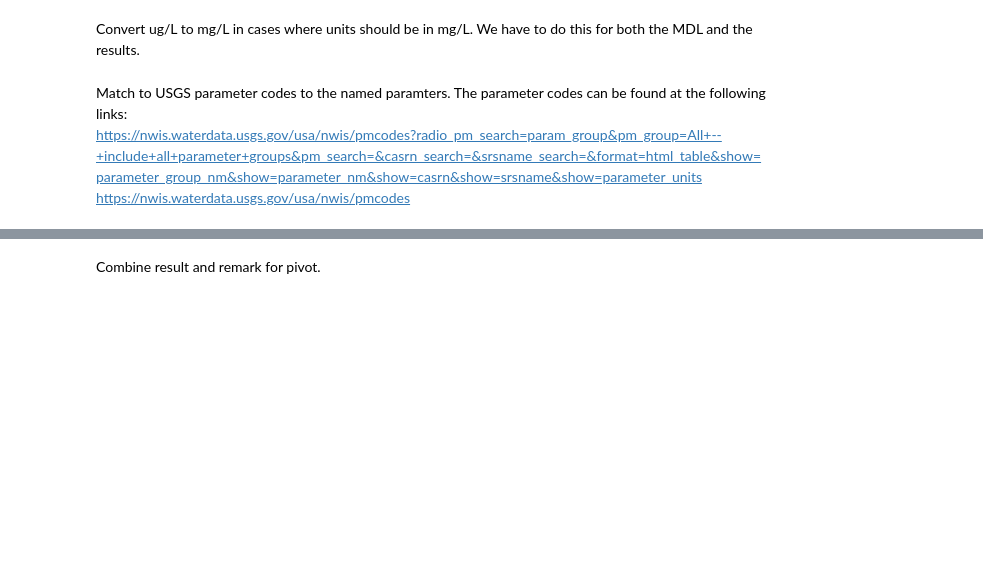
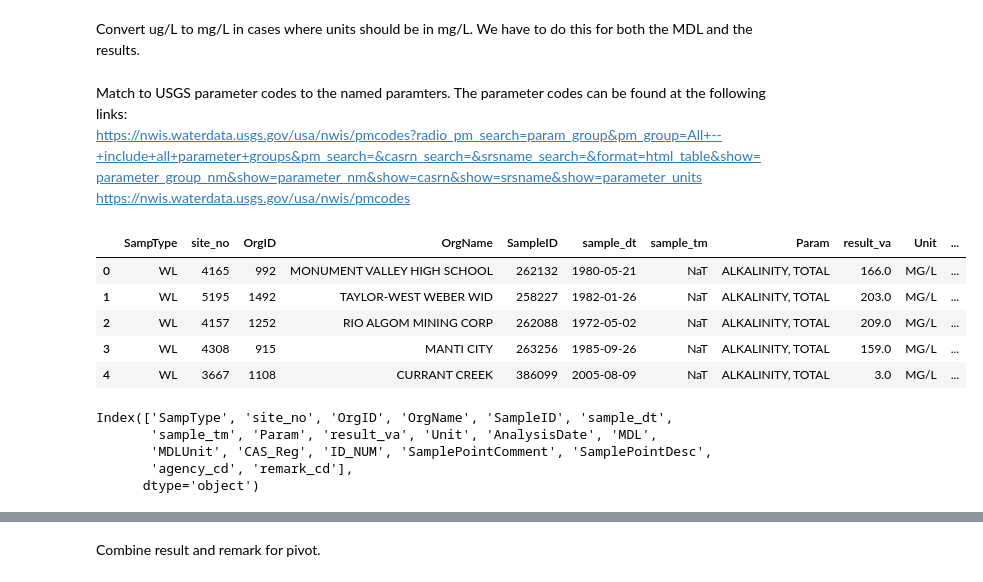
Before and after one commit to inkenbrandt/Chemistry-Compilation, a Jupyter notebook: Oracle Read.ipynb, the cells around one changed output, grey strips where cells are left out. Drawn from its saved outputs; the diff is of its cells as text; code cells hidden in the pictures; blank space fills up the shorter version.

```diff
--- a/Oracle Read.ipynb
+++ b/Oracle Read.ipynb
@@ -47,7 +45,7 @@ SDWISconst = ['PHOSPHORUS%', 'ARSENIC%','CALCIUM%','CHLORIDE%',
               'FLUORIDE%','IRON%', 'MAGNESIUM%','NITRATE%','CARBONATE%',
               'POTASSIUM%','BICARBONATE%','ALKA%','PHOSPHATE%',
               'SILICA%','SODIUM%','SULFATE%','BORON%','BROMIDE%','PH%',
-              'TDS%','CONDUCT%','URANIUM%','TEMPER%','HARDN%']
+              'TDS%','CONDUCT%','URANIUM%','TEMPER%','HARDN%','TURB%']
 # %% [markdown]
 The following is the SQL query used to pull the chemistry data from the database.  It renames the fields (from `SELECT` to `FROM`), then joins the appropriate tables (from `FROM` to `WHERE`, then limits the output to Springs and Wells and state issigned id code.  The `{:}` in the `WHERE` clause is a place holder for one of the above parameters in the `SDWISconst` list.
 # %%
@@ -179,0 +192,17 @@ USGSmatch = {'CONDUCTIVITY @ 25 C UMHOS/CM':'P00400', 'BORON':'P01021',
+# %%
+SDWISallraw.head()
+# %% [output]
+|  | SampType | site_no | OrgID | OrgName | SampleID | sample_dt | sample_tm | Param | result_va | Unit | ... |
+| 0 | WL | 4165 | 992 | MONUMENT VALLEY HIGH SCHOOL | 262132 | 1980-05-21 | NaT | ALKALINITY, TOTAL | 166.0 | MG/L | ... |
+| 1 | WL | 5195 | 1492 | TAYLOR-WEST WEBER WID | 258227 | 1982-01-26 | NaT | ALKALINITY, TOTAL | 203.0 | MG/L | ... |
+| 2 | WL | 4157 | 1252 | RIO ALGOM MINING CORP | 262088 | 1972-05-02 | NaT | ALKALINITY, TOTAL | 209.0 | MG/L | ... |
+| 3 | WL | 4308 | 915 | MANTI CITY | 263256 | 1985-09-26 | NaT | ALKALINITY, TOTAL | 159.0 | MG/L | ... |
+| 4 | WL | 3667 | 1108 | CURRANT CREEK | 386099 | 2005-08-09 | NaT | ALKALINITY, TOTAL | 3.0 | MG/L | ... |
+# %%
+SDWISallraw.columns
+# %% [output]
+Index(['SampType', 'site_no', 'OrgID', 'OrgName', 'SampleID', 'sample_dt',
+       'sample_tm', 'Param', 'result_va', 'Unit', 'AnalysisDate', 'MDL',
+       'MDLUnit', 'CAS_Reg', 'ID_NUM', 'SamplePointComment', 'SamplePointDesc',
+       'agency_cd', 'remark_cd'],
+      dtype='object')
```
Also changed, not shown: parts of 25 cells of this notebook.
